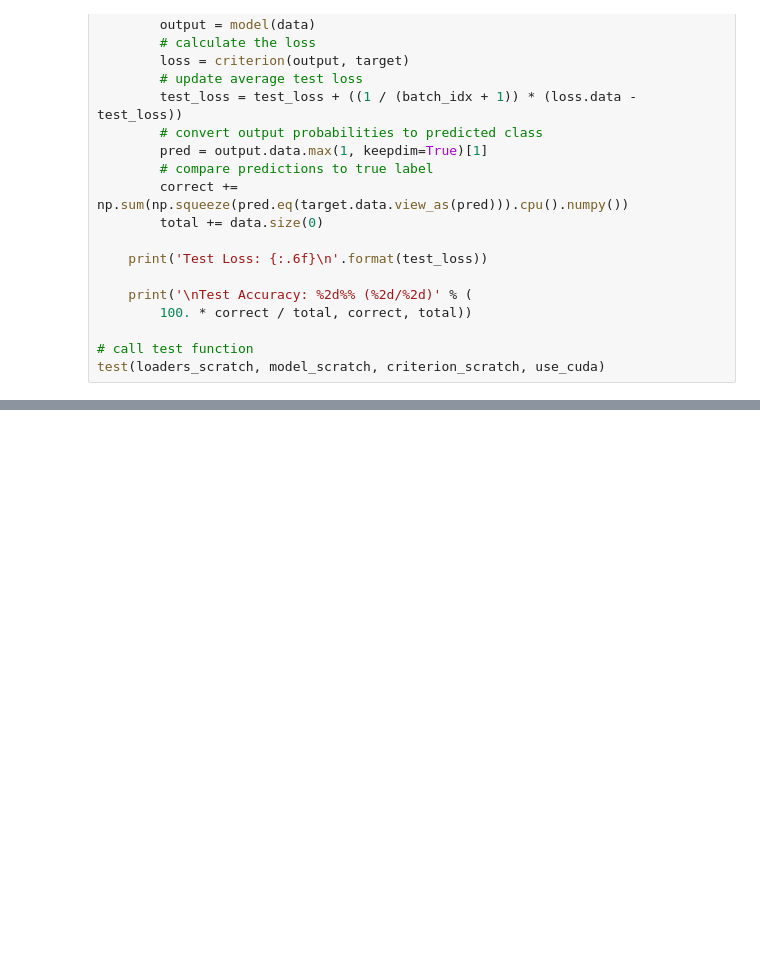
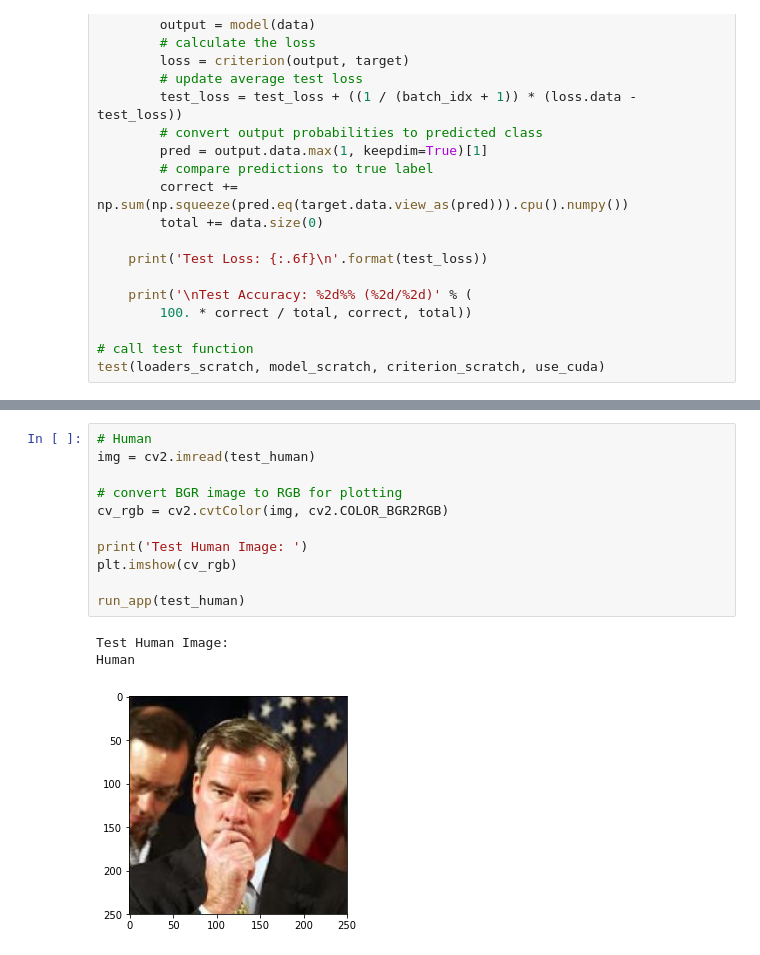
Before and after one commit to elouden/Dog-Breed-Classifier, a Jupyter notebook: Project 2 - Dog Breed Classifier.ipynb, the cells around one changed output, grey strips where cells are left out. Saved outputs shown, nothing was run; the diff lists cells and outputs as text; blank space fills up the shorter version.

```diff
--- a/Project 2 - Dog Breed Classifier.ipynb
+++ b/Project 2 - Dog Breed Classifier.ipynb
@@ -625,0 +707,15 @@ test(loaders_scratch, model_scratch, criterion_scratch, use_cuda)
+# %%
+# Human
+img = cv2.imread(test_human)
+
+# convert BGR image to RGB for plotting
+cv_rgb = cv2.cvtColor(img, cv2.COLOR_BGR2RGB)
+
+print('Test Human Image: ')
+plt.imshow(cv_rgb)
+
+run_app(test_human)
+# %% [output]
+Test Human Image:
+Human
+[figure, added]
```
Also changed, not shown: parts of 16 cells of this notebook.
